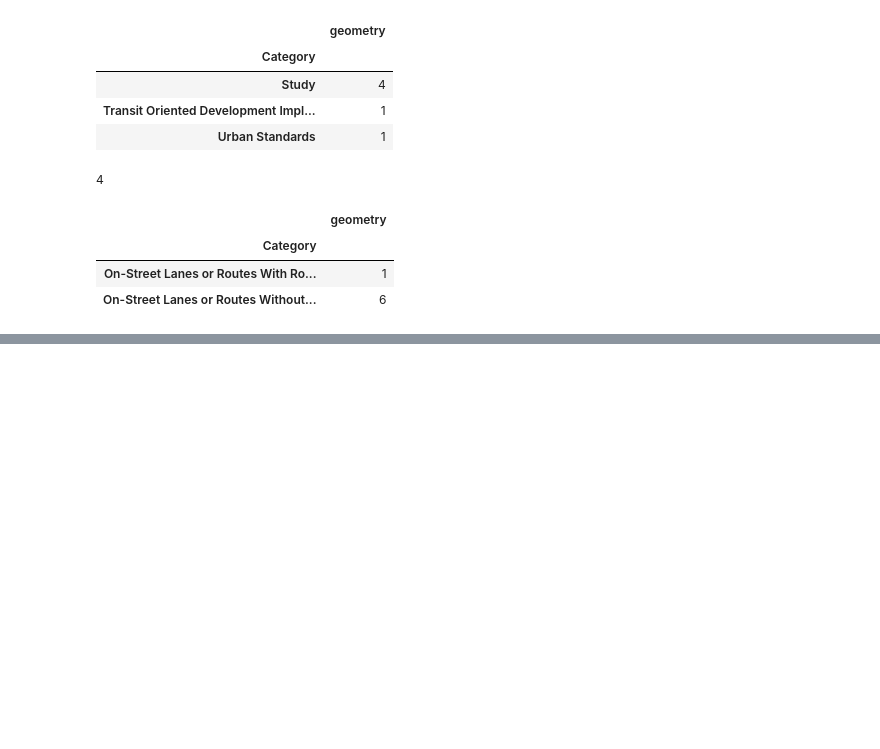
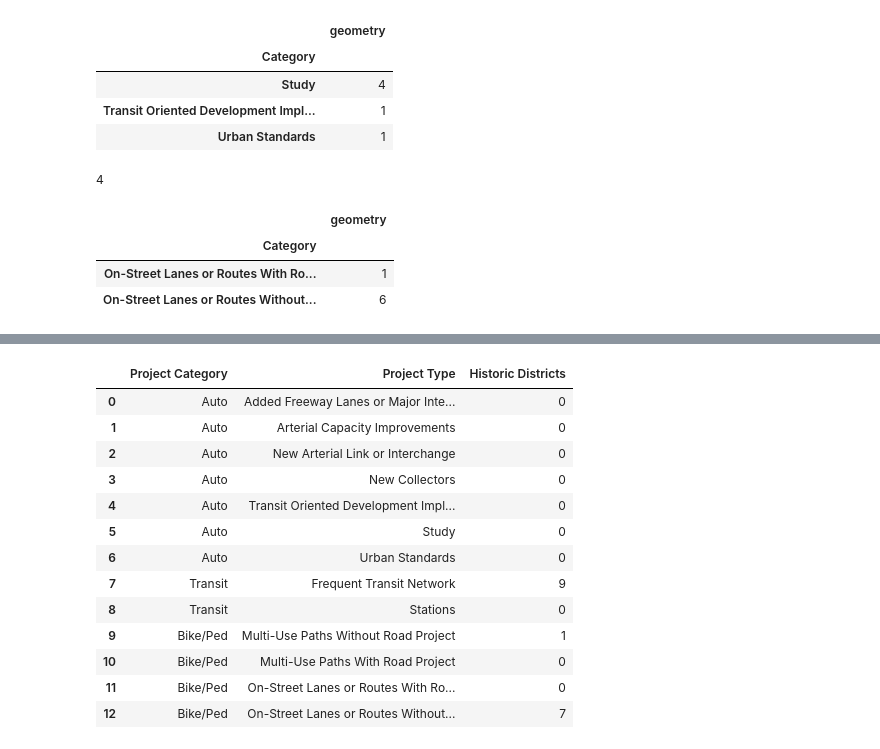
Before and after one commit to dongmeic/RTP, a Jupyter notebook: data/reorganize_analysis_for_AppendixF.ipynb, the cells around one changed output, grey strips where cells are left out. Drawn from its saved outputs; the diff is of its cells as text; code cells hidden in the pictures; blank space fills up the shorter version.

```diff
--- a/data/reorganize_analysis_for_AppendixF.ipynb
+++ b/data/reorganize_analysis_for_AppendixF.ipynb
@@ -230,0 +235,2 @@ combine_RTP_for_each_env_factor()
+# %%
+keyword = 'HistoricSites'
@@ -230,0 +292,35 @@ combine_RTP_for_each_env_factor()
+# %%
+def combine_RTP_for_each_env_category(keywords = ['HistoricDistricts', 'HistoricSites'],
+                                      varnms = ['Historic Districts', 'Historic Sites'],
+                                      folder = 'Historic',
+                                      files = ['NationalRegisterHistoricDistrictsCLMPO.shp',
+                                               'NationalRegisterHistoricSitesCLMPO.shp']):
+    for keyword in keywords:
+        k = keywords.index(keyword)
+        df = combine_RTP_for_each_env_factor(keyword = keyword,
+                                             varnm = varnms[k],
+                                             folder = folder,
+                                             file = files[k])
+        if keyword == keywords[0]:
+            ndf = df
+        else:
+            ndf = pd.concat([ndf, df[[varnm]]], axis=1)
+
+        return ndf
+# %%
+combine_RTP_for_each_env_category()
+# %% [output]
+|  | Project Category | Project Type | Historic Districts |
+| 0 | Auto | Added Freeway Lanes or Major Inte... | 0 |
+| 1 | Auto | Arterial Capacity Improvements | 0 |
+| 2 | Auto | New Arterial Link or Interchange | 0 |
+| 3 | Auto | New Collectors | 0 |
+| 4 | Auto | Transit Oriented Development Impl... | 0 |
+| 5 | Auto | Study | 0 |
+| 6 | Auto | Urban Standards | 0 |
+| 7 | Transit | Frequent Transit Network | 9 |
+| 8 | Transit | Stations | 0 |
+| 9 | Bike/Ped | Multi-Use Paths Without Road Project | 1 |
+| 10 | Bike/Ped | Multi-Use Paths With Road Project | 0 |
+| 11 | Bike/Ped | On-Street Lanes or Routes With Ro... | 0 |
+| 12 | Bike/Ped | On-Street Lanes or Routes Without... | 7 |
```
Also changed, not shown: parts of 11 cells of this notebook, 1 other file.
